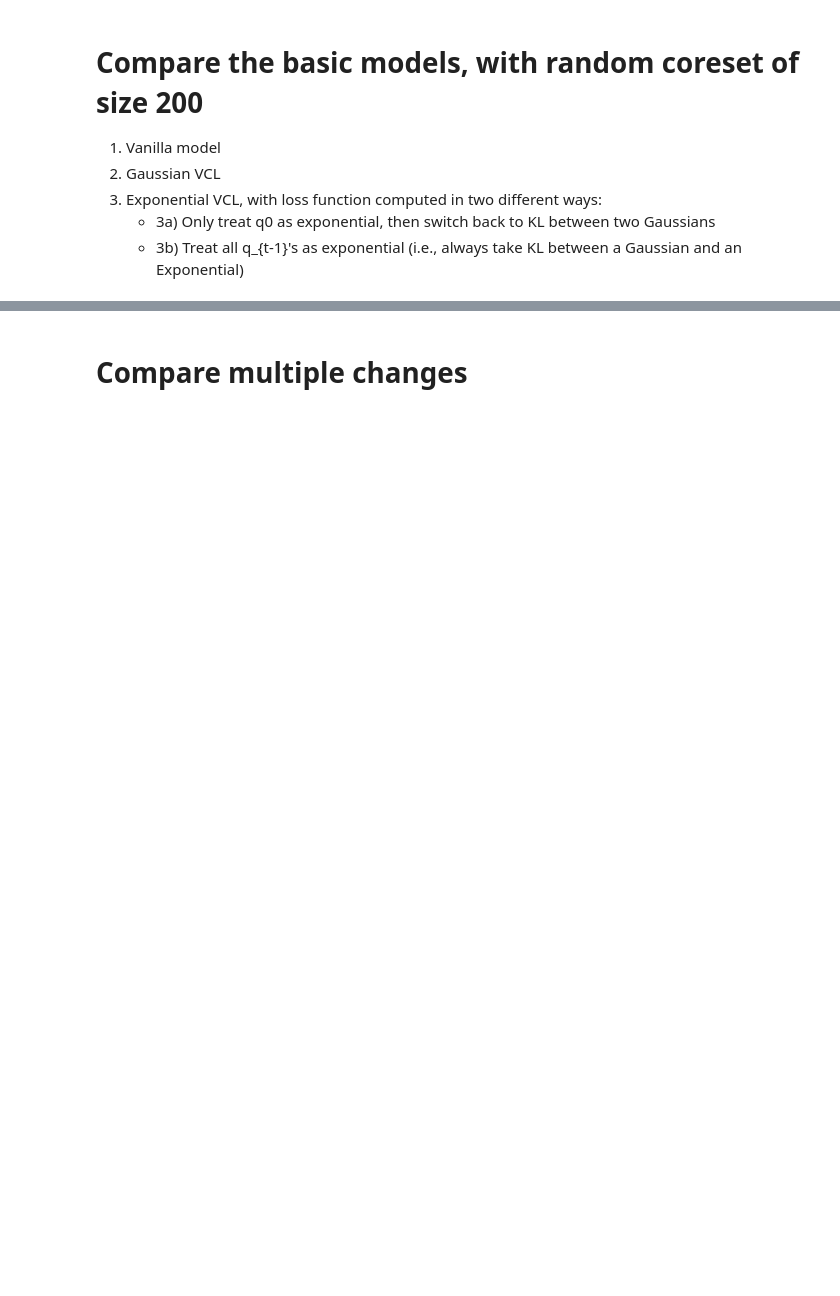
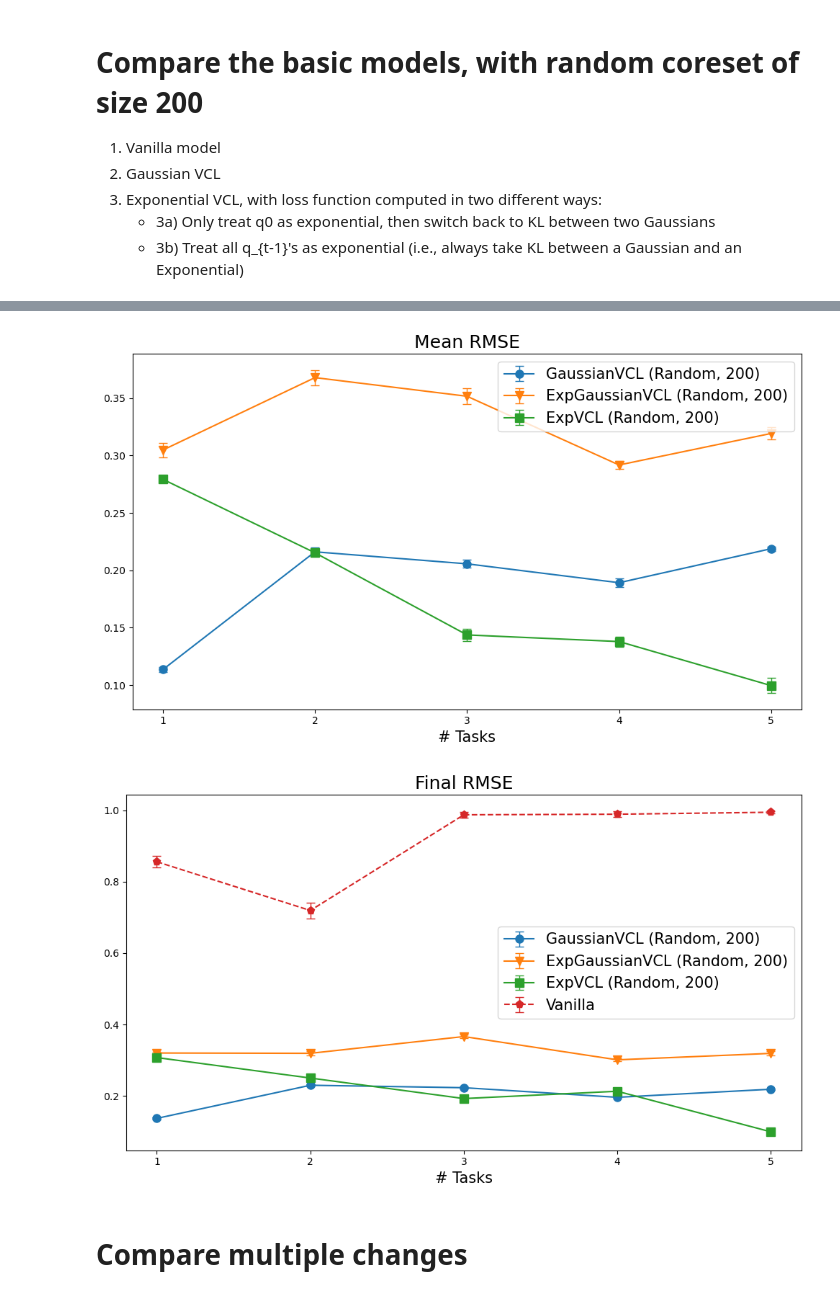
Before and after one commit to 7angel4/VCL-extensions, a Jupyter notebook: experiments.ipynb, the cells around one changed output, grey strips where cells are left out. Drawn from its saved outputs; the diff is of its cells as text; code cells hidden in the pictures; blank space fills up the shorter version.

```diff
--- a/experiments.ipynb
+++ b/experiments.ipynb
@@ -92,10 +141,14 @@ torch.manual_seed(888)
 np.random.seed(777)
 configs = get_all_configs('regression', config_filter=(lambda c: c.coreset_alg_name == 'random' and \
                                                            c.coreset_size == 200))
-cmp_prior_reg_results, cmp_prior_reg_results_std = run_experiment_multi(configs)
+cmp_prior_reg_results, cmp_prior_reg_results_std = run_experiment_multi(configs, task_type='regression')
 # %%
-plot_mean_results(config, cmp_prior_reg_results, results_std=cmp_prior_reg_results_std)
-plot_final_results(config, cmp_prior_reg_results, results_std=cmp_prior_reg_results_std)
+plot_mean_results(configs[0], cmp_prior_reg_results, results_std=cmp_prior_reg_results_std,
+                  mname_filter=(lambda m: m != VANILLA_MODEL))
+plot_final_results(configs[0], cmp_prior_reg_results, results_std=cmp_prior_reg_results_std)
+# %% [output]
+[figure, added]
+[figure, added]
 # %% [markdown]
 # Compare multiple changes
 # %%
```
Also changed, not shown: parts of 26 cells of this notebook, 7 other files.
